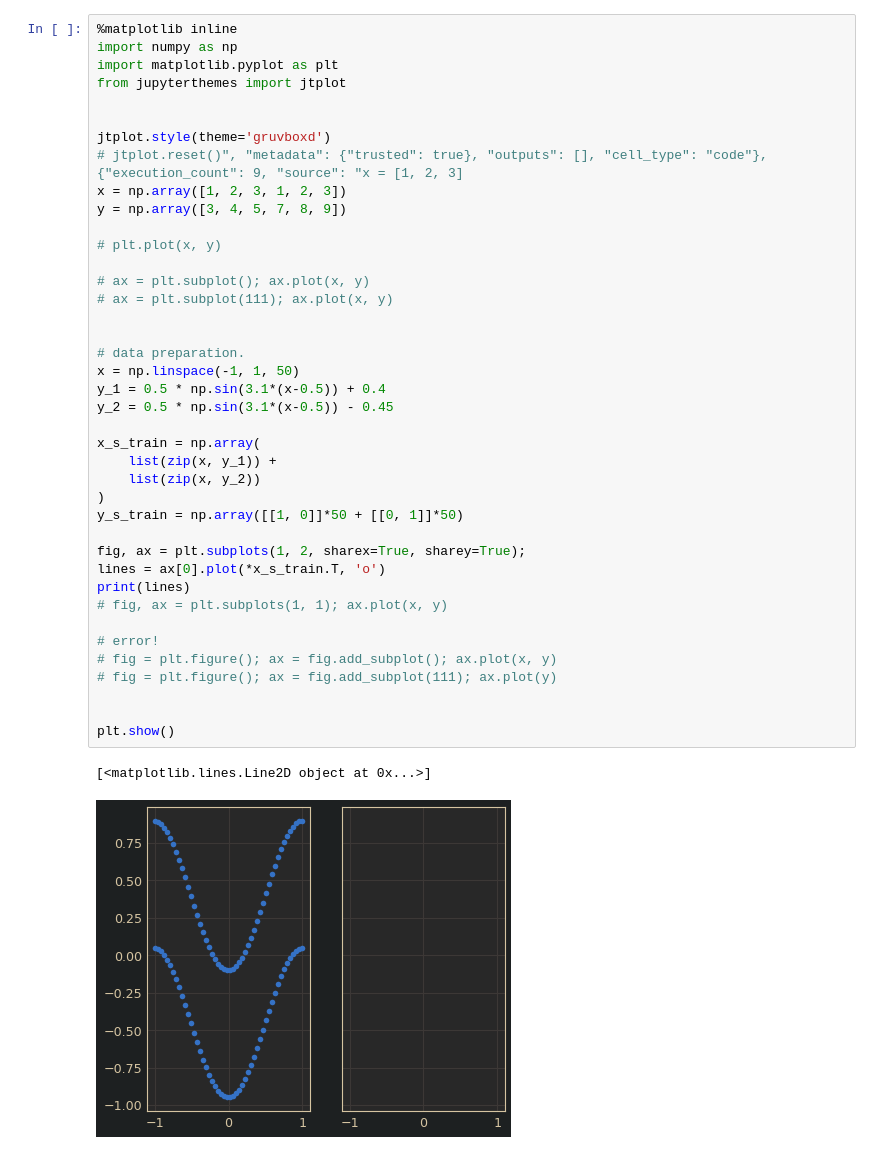
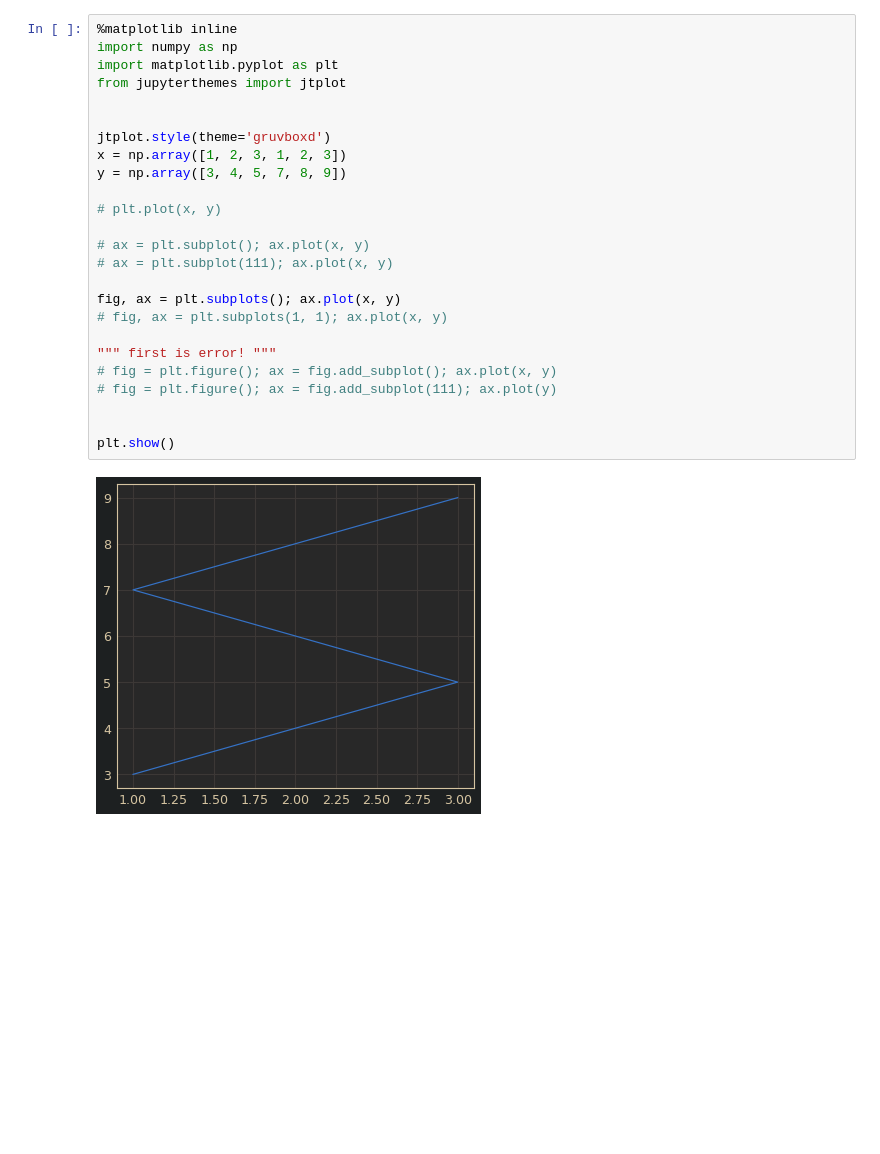
Before and after one commit to YFlag/work_backups, a Jupyter notebook: matplotlib_tutorial.ipynb, the cells around one changed output. Cells and saved outputs as stored; diff of their text form; blank space fills up the shorter version.

```diff
--- a/matplotlib_tutorial.ipynb
+++ b/matplotlib_tutorial.ipynb
@@ -1,43 +1,27 @@
 # %%
 %matplotlib inline
 import numpy as np
 import matplotlib.pyplot as plt
 from jupyterthemes import jtplot
 
 
 jtplot.style(theme='gruvboxd')
-# jtplot.reset()", "metadata": {"trusted": true}, "outputs": [], "cell_type": "code"}, {"execution_count": 9, "source": "x = [1, 2, 3]
 x = np.array([1, 2, 3, 1, 2, 3])
 y = np.array([3, 4, 5, 7, 8, 9])
 
 # plt.plot(x, y)
 
 # ax = plt.subplot(); ax.plot(x, y)
 # ax = plt.subplot(111); ax.plot(x, y)
 
-
-# data preparation.
-x = np.linspace(-1, 1, 50)
-y_1 = 0.5 * np.sin(3.1*(x-0.5)) + 0.4
-y_2 = 0.5 * np.sin(3.1*(x-0.5)) - 0.45
-
-x_s_train = np.array(
-    list(zip(x, y_1)) +
-    list(zip(x, y_2))
-)
-y_s_train = np.array([[1, 0]]*50 + [[0, 1]]*50)
-
-fig, ax = plt.subplots(1, 2, sharex=True, sharey=True);
-lines = ax[0].plot(*x_s_train.T, 'o')
-print(lines)
+fig, ax = plt.subplots(); ax.plot(x, y)
 # fig, ax = plt.subplots(1, 1); ax.plot(x, y)
 
-# error!
+""" first is error! """
 # fig = plt.figure(); ax = fig.add_subplot(); ax.plot(x, y)
 # fig = plt.figure(); ax = fig.add_subplot(111); ax.plot(y)
 
 
 plt.show()
 # %% [output]
-[<matplotlib.lines.Line2D object at 0x...>]
-[figure, old version]
+[figure, new version]
```
Also changed, not shown: 13 other files.
